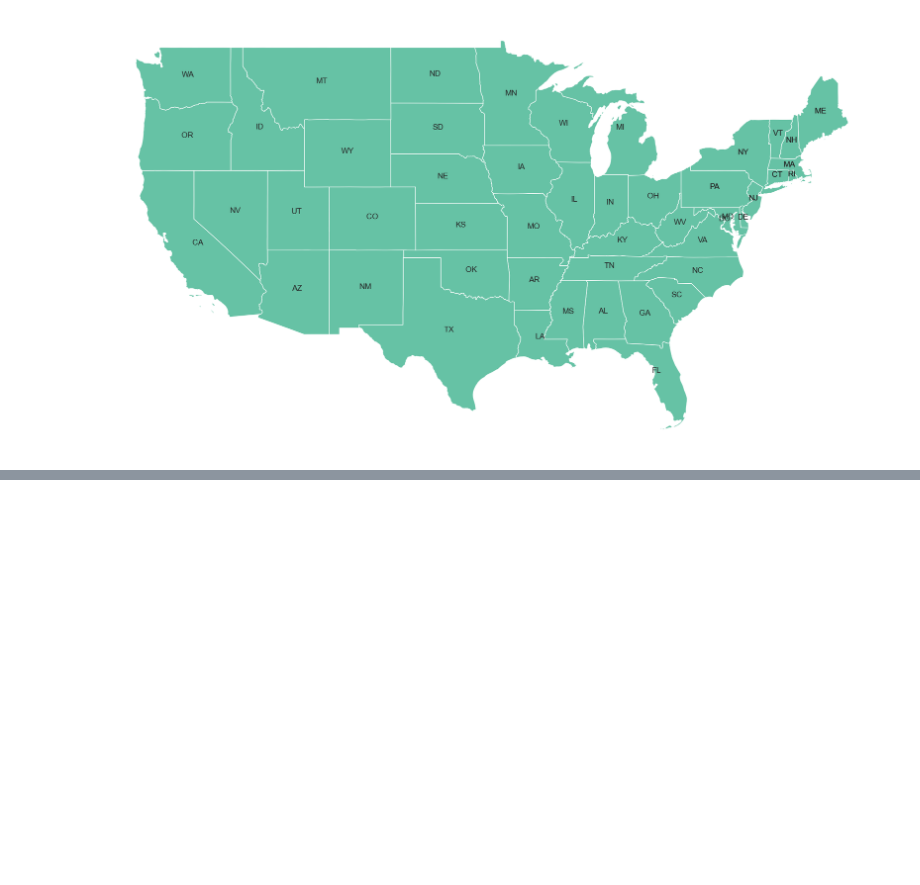
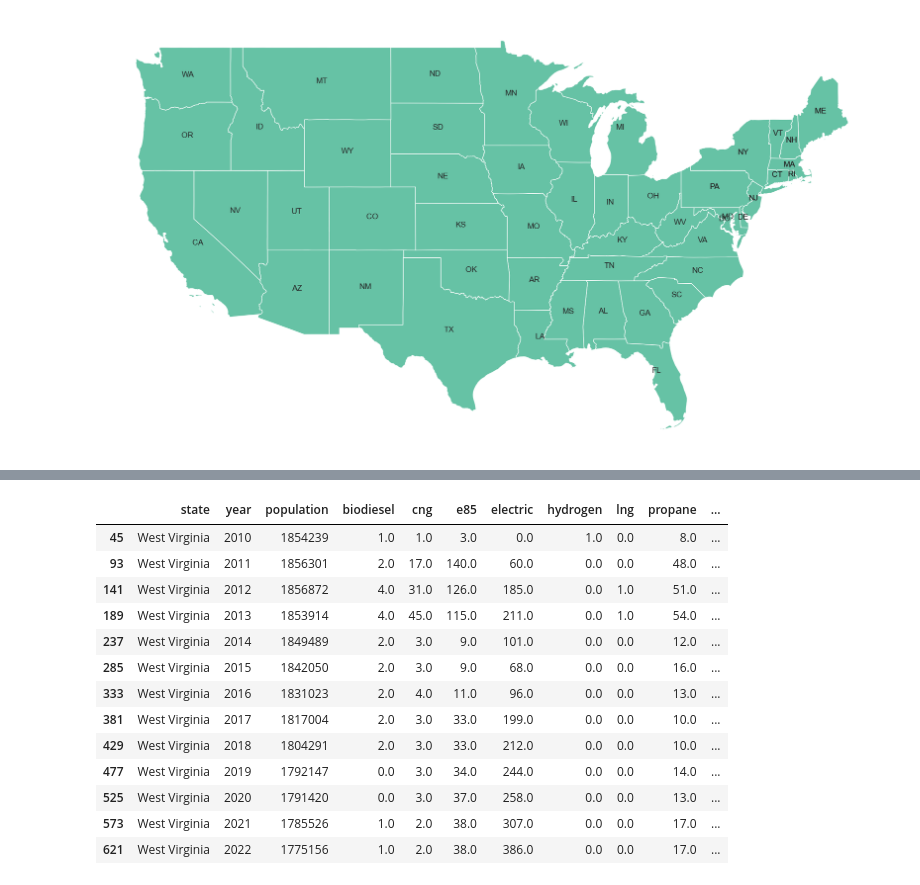
Before and after one commit to boay00/group-project-ev, a Jupyter notebook: code/bede-eda.ipynb, the cells around one changed output, grey strips where cells are left out. Cells and saved outputs as stored; diff of their text form; code cells hidden in the pictures; blank space fills up the shorter version.

```diff
--- a/code/bede-eda.ipynb
+++ b/code/bede-eda.ipynb
@@ -258,0 +340,5 @@ st_stations.replace('Hawaii', np.nan).dropna(inplace = True)
+# %%
+populations.year = populations.year.astype(int)
+# %%
+pop_stations = st_stations[st_stations.year > 2009]
+pop_stations.info()
@@ -258,0 +363,2 @@ st_stations.replace('Hawaii', np.nan).dropna(inplace = True)
+# %%
+pop_stations = populations.merge(pop_stations, on = ['state', 'year'])
@@ -259,3 +374,22 @@ st_stations.replace('Hawaii', np.nan).dropna(inplace = True)
+# %%
+pop_stations['electric_by_pop'] = pop_stations.electric / (pop_stations.population / 10_000)
+# %%
+pop_stations[pop_stations.state == 'West Virginia']
+# %% [output]
+|  | state | year | population | biodiesel | cng | e85 | electric | hydrogen | lng | propane | ... |
+| 45 | West Virginia | 2010 | 1854239 | 1.0 | 1.0 | 3.0 | 0.0 | 1.0 | 0.0 | 8.0 | ... |
+| 93 | West Virginia | 2011 | 1856301 | 2.0 | 17.0 | 140.0 | 60.0 | 0.0 | 0.0 | 48.0 | ... |
+| 141 | West Virginia | 2012 | 1856872 | 4.0 | 31.0 | 126.0 | 185.0 | 0.0 | 1.0 | 51.0 | ... |
+| 189 | West Virginia | 2013 | 1853914 | 4.0 | 45.0 | 115.0 | 211.0 | 0.0 | 1.0 | 54.0 | ... |
+| 237 | West Virginia | 2014 | 1849489 | 2.0 | 3.0 | 9.0 | 101.0 | 0.0 | 0.0 | 12.0 | ... |
+| 285 | West Virginia | 2015 | 1842050 | 2.0 | 3.0 | 9.0 | 68.0 | 0.0 | 0.0 | 16.0 | ... |
+| 333 | West Virginia | 2016 | 1831023 | 2.0 | 4.0 | 11.0 | 96.0 | 0.0 | 0.0 | 13.0 | ... |
+| 381 | West Virginia | 2017 | 1817004 | 2.0 | 3.0 | 33.0 | 199.0 | 0.0 | 0.0 | 10.0 | ... |
+| 429 | West Virginia | 2018 | 1804291 | 2.0 | 3.0 | 33.0 | 212.0 | 0.0 | 0.0 | 10.0 | ... |
+| 477 | West Virginia | 2019 | 1792147 | 0.0 | 3.0 | 34.0 | 244.0 | 0.0 | 0.0 | 14.0 | ... |
+| 525 | West Virginia | 2020 | 1791420 | 0.0 | 3.0 | 37.0 | 258.0 | 0.0 | 0.0 | 13.0 | ... |
+| 573 | West Virginia | 2021 | 1785526 | 1.0 | 2.0 | 38.0 | 307.0 | 0.0 | 0.0 | 17.0 | ... |
+| 621 | West Virginia | 2022 | 1775156 | 1.0 | 2.0 | 38.0 | 386.0 | 0.0 | 0.0 | 17.0 | ... |
 # %%
 cmap = 'Greens'
 
```
Also changed, not shown: parts of 22 cells of this notebook, 2 other files.
